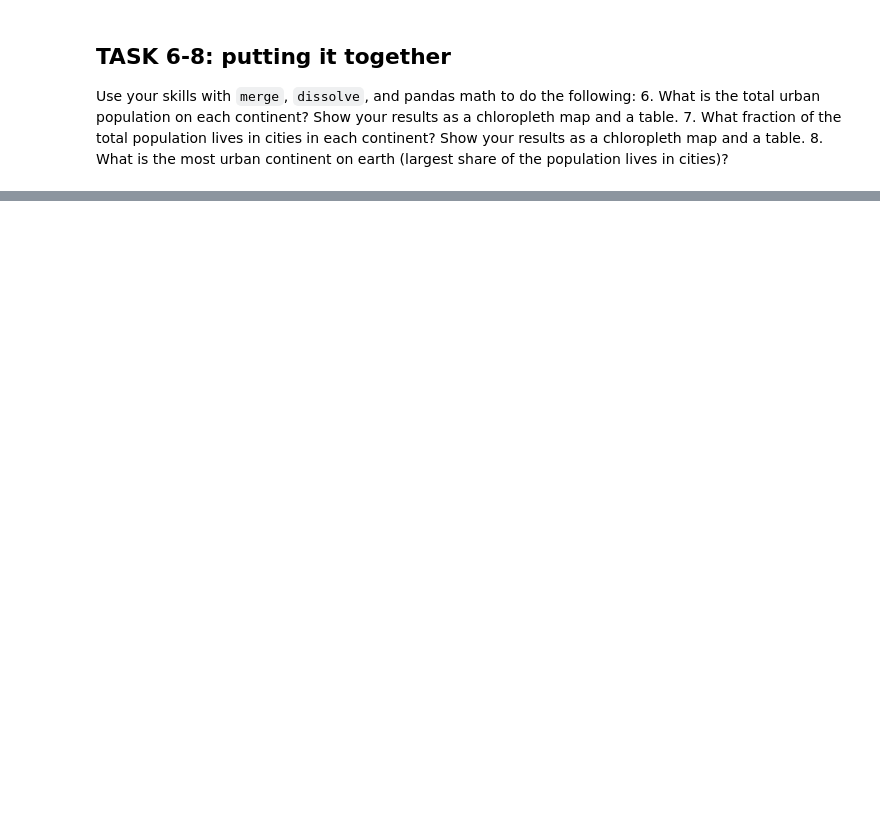
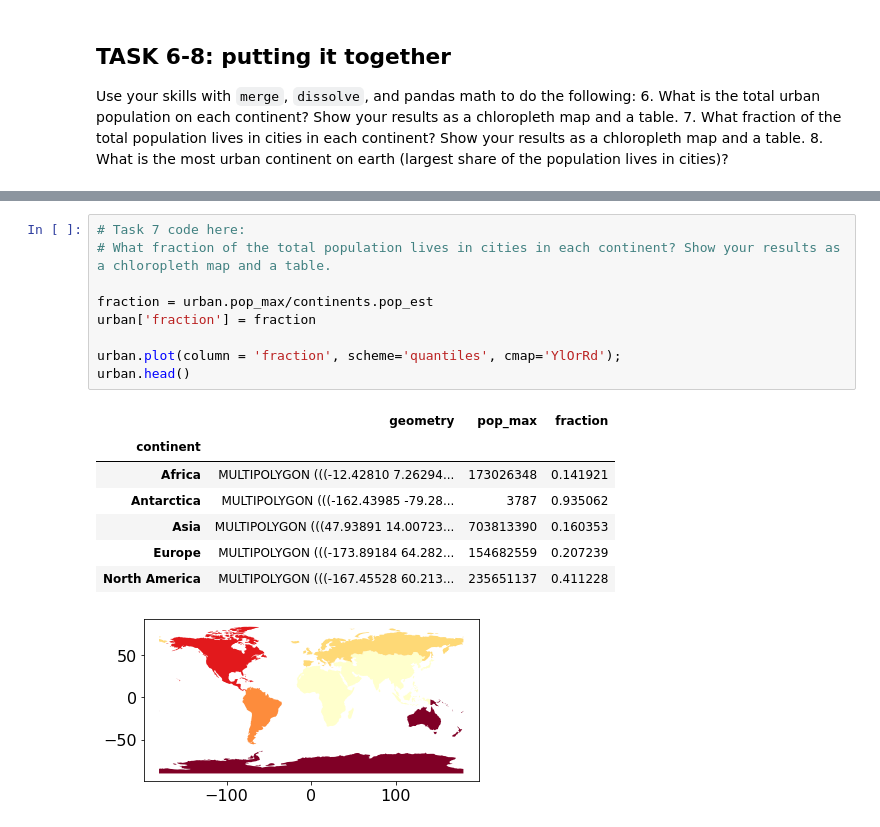
Before and after one commit to BenjaminGuerreroLewin/EnvDatSci22, a Jupyter notebook: VectorData101.ipynb, the cells around one changed output, grey strips where cells are left out. Saved outputs shown, nothing was run; the diff lists cells and outputs as text; blank space fills up the shorter version.

```diff
--- a/VectorData101.ipynb
+++ b/VectorData101.ipynb
@@ -736,0 +734,18 @@ Use your skills with `merge`, `dissolve`, and pandas math to do the following:
+# %%
+# Task 7 code here:
+# What fraction of the total population lives in cities in each continent? Show your results as a chloropleth map and a table.
+
+fraction = urban.pop_max/continents.pop_est
+urban['fraction'] = fraction
+
+urban.plot(column = 'fraction', scheme='quantiles', cmap='YlOrRd');
+urban.head()
+# %% [output]
+|  | geometry | pop_max | fraction |
+| continent |  |  |  |
+| Africa | MULTIPOLYGON (((-12.42810 7.26294... | 173026348 | 0.141921 |
+| Antarctica | MULTIPOLYGON (((-162.43985 -79.28... | 3787 | 0.935062 |
+| Asia | MULTIPOLYGON (((47.93891 14.00723... | 703813390 | 0.160353 |
+| Europe | MULTIPOLYGON (((-173.89184 64.282... | 154682559 | 0.207239 |
+| North America | MULTIPOLYGON (((-167.45528 60.213... | 235651137 | 0.411228 |
+[figure, added]
```
Also changed, not shown: parts of 29 cells of this notebook.
